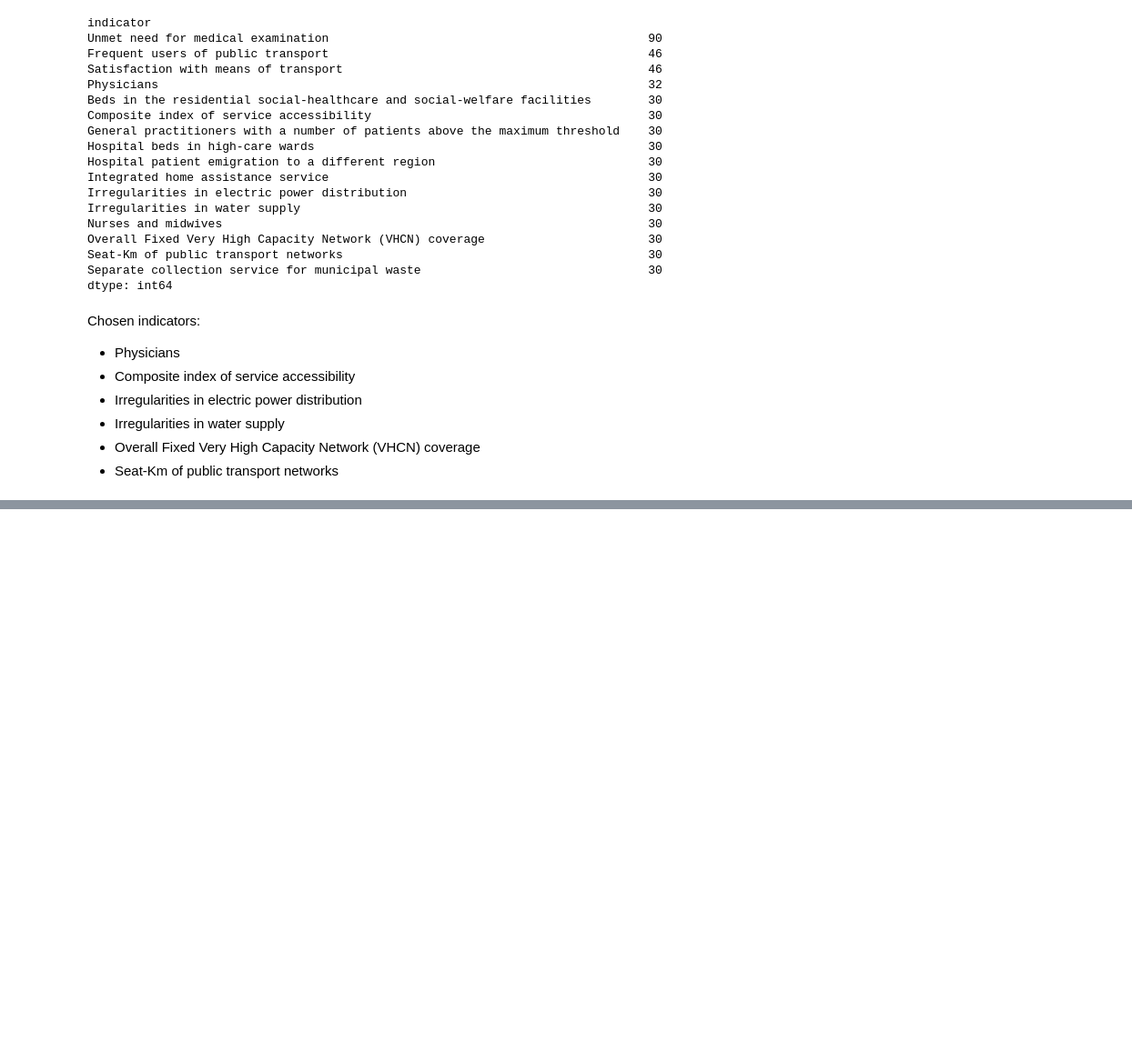
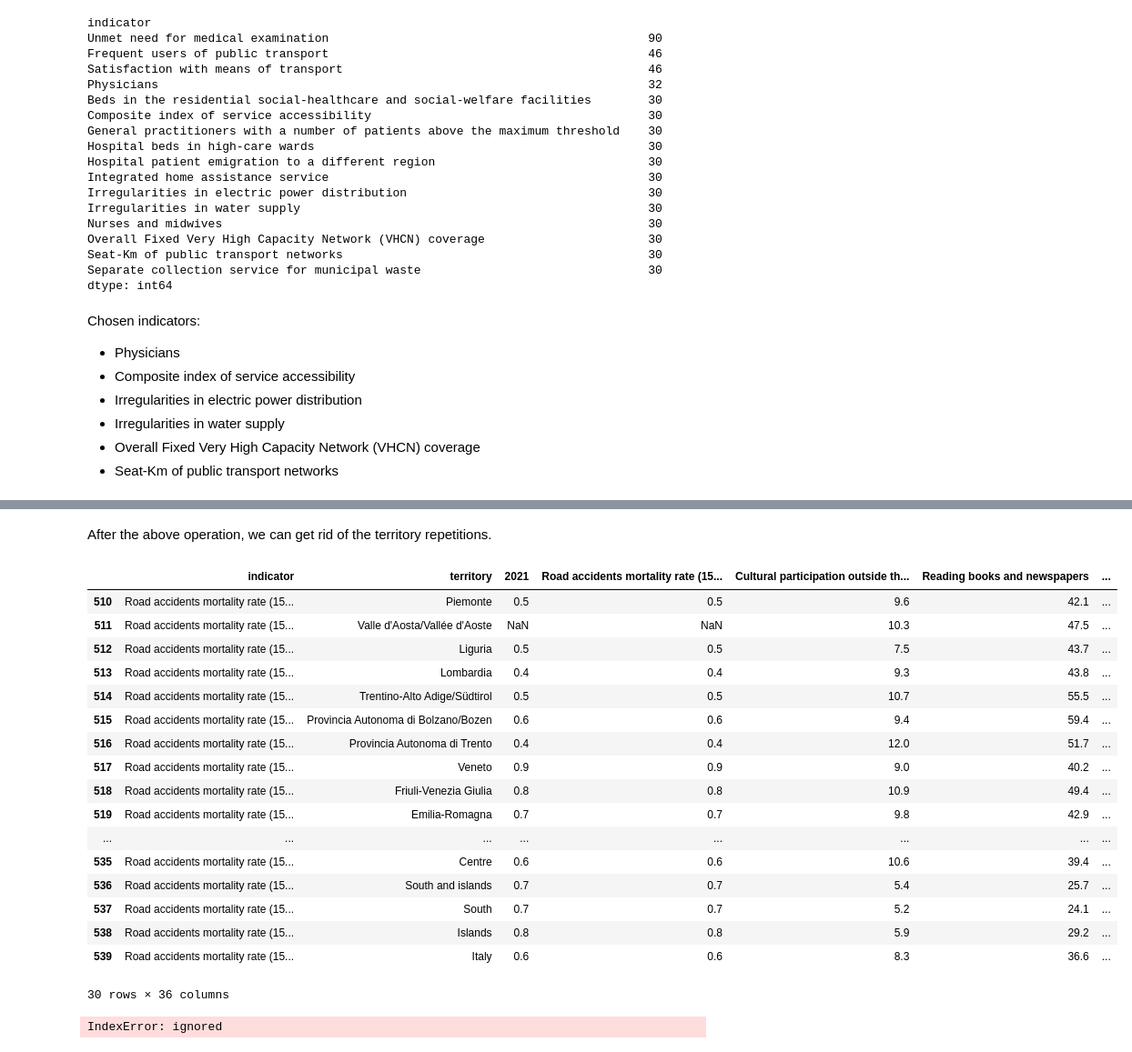
Before and after one commit to EphiWalker/Italy_BES, a Jupyter notebook: italy_bes.ipynb, the cells around one changed output, grey strips where cells are left out. Shown at 91% size. Drawn from its saved outputs; the diff is of its cells as text; code cells hidden in the pictures; blank space fills up the shorter version.

```diff
--- a/italy_bes.ipynb
+++ b/italy_bes.ipynb
@@ -516,0 +589,2 @@ good_indicators
+# %% [markdown]
+After the above operation, we can get rid of the territory repetitions.
@@ -516,0 +593,26 @@ good_indicators
+# %%
+italy_bes
+# %% [output]
+|  | indicator | territory | 2021 | Road accidents mortality rate (15... | Cultural participation outside th... | Reading books and newspapers | ... |
+| 510 | Road accidents mortality rate (15... | Piemonte | 0.5 | 0.5 | 9.6 | 42.1 | ... |
+| 511 | Road accidents mortality rate (15... | Valle d'Aosta/Vallée d'Aoste | NaN | NaN | 10.3 | 47.5 | ... |
+| 512 | Road accidents mortality rate (15... | Liguria | 0.5 | 0.5 | 7.5 | 43.7 | ... |
+| 513 | Road accidents mortality rate (15... | Lombardia | 0.4 | 0.4 | 9.3 | 43.8 | ... |
+| 514 | Road accidents mortality rate (15... | Trentino-Alto Adige/Südtirol | 0.5 | 0.5 | 10.7 | 55.5 | ... |
+| 515 | Road accidents mortality rate (15... | Provincia Autonoma di Bolzano/Bozen | 0.6 | 0.6 | 9.4 | 59.4 | ... |
+| 516 | Road accidents mortality rate (15... | Provincia Autonoma di Trento | 0.4 | 0.4 | 12.0 | 51.7 | ... |
+| 517 | Road accidents mortality rate (15... | Veneto | 0.9 | 0.9 | 9.0 | 40.2 | ... |
+| 518 | Road accidents mortality rate (15... | Friuli-Venezia Giulia | 0.8 | 0.8 | 10.9 | 49.4 | ... |
+| 519 | Road accidents mortality rate (15... | Emilia-Romagna | 0.7 | 0.7 | 9.8 | 42.9 | ... |
+| ... | ... | ... | ... | ... | ... | ... | ... |
+| 535 | Road accidents mortality rate (15... | Centre | 0.6 | 0.6 | 10.6 | 39.4 | ... |
+| 536 | Road accidents mortality rate (15... | South and islands | 0.7 | 0.7 | 5.4 | 25.7 | ... |
+| 537 | Road accidents mortality rate (15... | South | 0.7 | 0.7 | 5.2 | 24.1 | ... |
+| 538 | Road accidents mortality rate (15... | Islands | 0.8 | 0.8 | 5.9 | 29.2 | ... |
+| 539 | Road accidents mortality rate (15... | Italy | 0.6 | 0.6 | 8.3 | 36.6 | ... |
+30 rows × 36 columns
+# %%
+indicate = 'Generalized trust'
+italy_bes.loc[(italy_bes['indicator']==indicate) & (italy_bes['territory'] == 'Umbria'), 2021].values[0]
+# %% [output]
+IndexError: ignored
```
Also changed, not shown: parts of 39 cells of this notebook.
